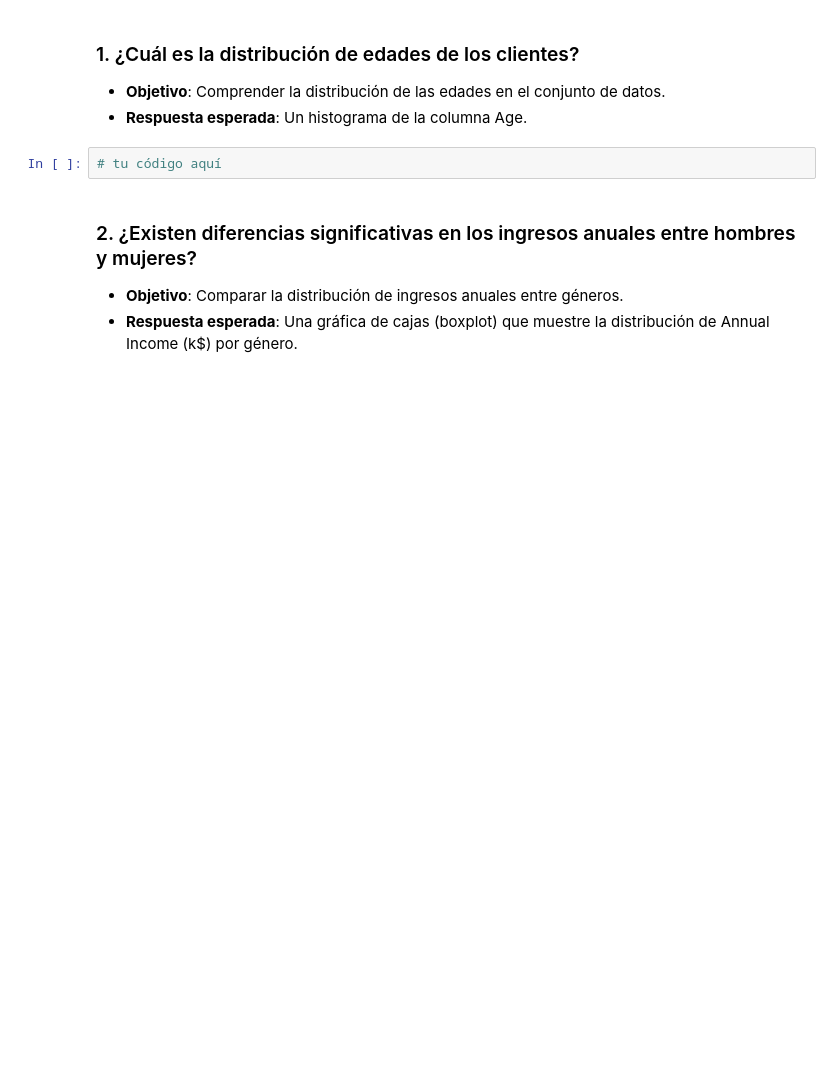
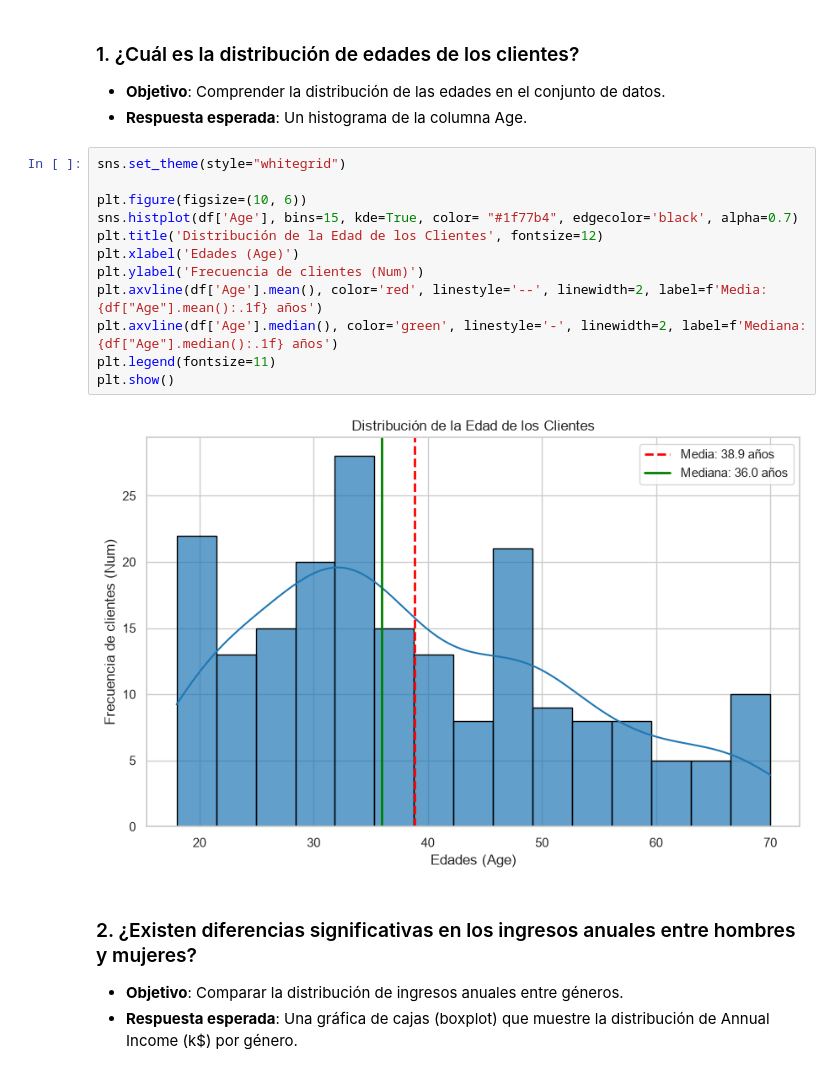
Before and after one commit to marifuenre/aprendizaje_no_supervizado, a Jupyter notebook: 1_EDA.ipynb, the cells around one changed output. Drawn from its saved outputs; the diff is of its cells as text; blank space fills up the shorter version.

```diff
--- a/1_EDA.ipynb
+++ b/1_EDA.ipynb
@@ -21,7 +21,19 @@ df = pd.read_csv('data/retailmax.csv')
 - **Objetivo**: Comprender la distribución de las edades en el conjunto de datos.
 - **Respuesta esperada**: Un histograma de la columna Age.
 # %%
-# tu código aquí
+sns.set_theme(style="whitegrid")
+
+plt.figure(figsize=(10, 6))
+sns.histplot(df['Age'], bins=15, kde=True, color= "#1f77b4", edgecolor='black', alpha=0.7)
+plt.title('Distribución de la Edad de los Clientes', fontsize=12)
+plt.xlabel('Edades (Age)')
+plt.ylabel('Frecuencia de clientes (Num)')
+plt.axvline(df['Age'].mean(), color='red', linestyle='--', linewidth=2, label=f'Media: {df["Age"].mean():.1f} años')
+plt.axvline(df['Age'].median(), color='green', linestyle='-', linewidth=2, label=f'Mediana: {df["Age"].median():.1f} años')
+plt.legend(fontsize=11)
+plt.show()
+# %% [output]
+[figure, added]
 # %% [markdown]
 ### 2. ¿Existen diferencias significativas en los ingresos anuales entre hombres y mujeres?
 - **Objetivo**: Comparar la distribución de ingresos anuales entre géneros.
```
Also changed, not shown: parts of 9 cells of this notebook.
